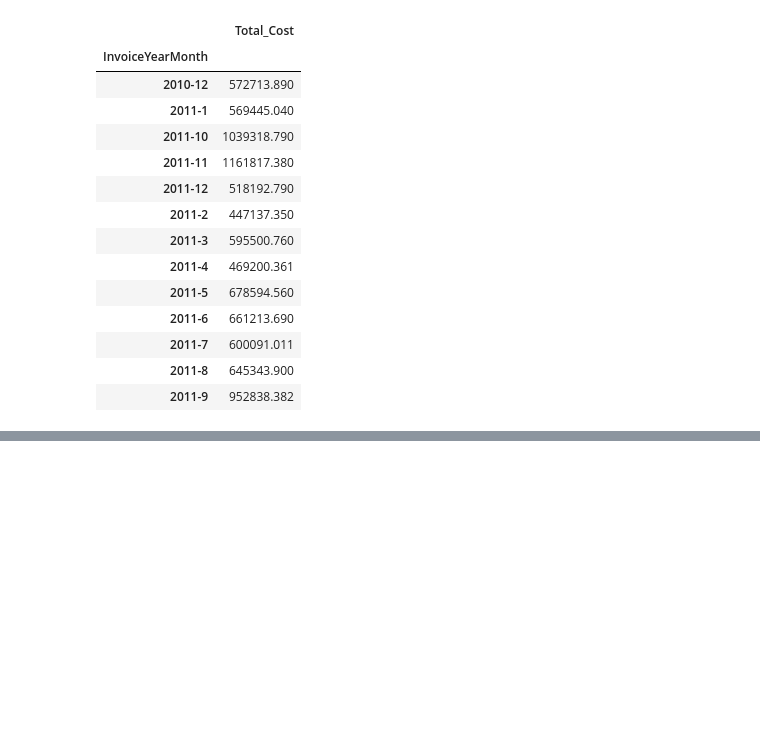
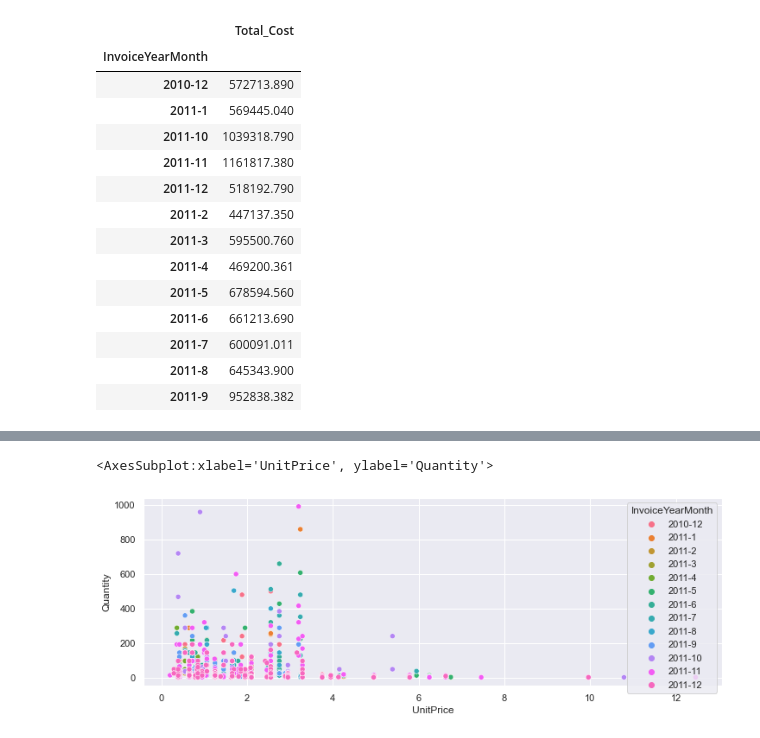
Before and after one commit to sdey22/Finance_Analytics, a Jupyter notebook: Assesment_Ver1.0.ipynb, the cells around one changed output, grey strips where cells are left out. Drawn from its saved outputs; the diff is of its cells as text; code cells hidden in the pictures; blank space fills up the shorter version.

```diff
--- a/Assesment_Ver1.0.ipynb
+++ b/Assesment_Ver1.0.ipynb
@@ -523,0 +569,8 @@ count.most_common(20)
+# %%
+#Quantity and Unit Price are corelated
+df_t_light_less_than_10 = df_t_light[df_t_light['Quantity']<1000]
+df_t_light['Quantity'].value_counts()
+sns.scatterplot(data=df_t_light_less_than_10, x="UnitPrice", y="Quantity", hue ='InvoiceYearMonth')
+# %% [output]
+<AxesSubplot:xlabel='UnitPrice', ylabel='Quantity'>
+[figure, added]
```
Also changed, not shown: parts of 51 cells of this notebook.
